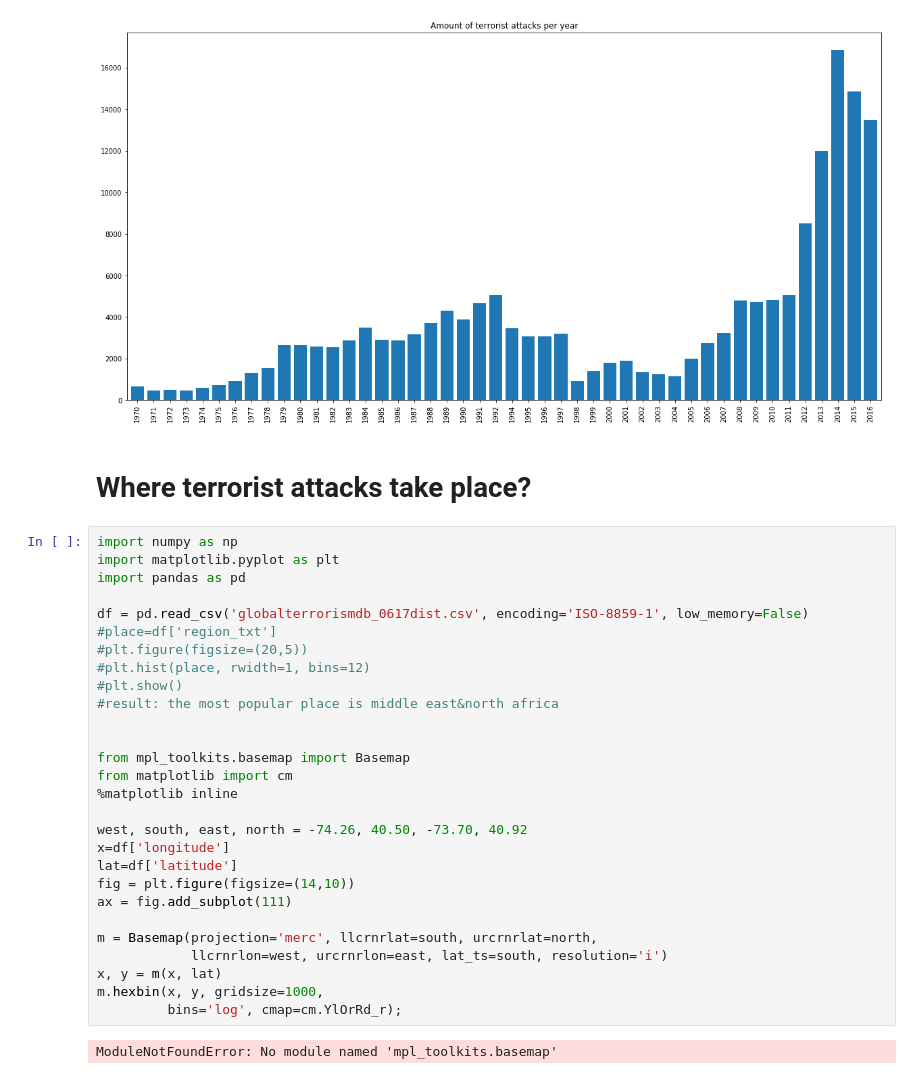
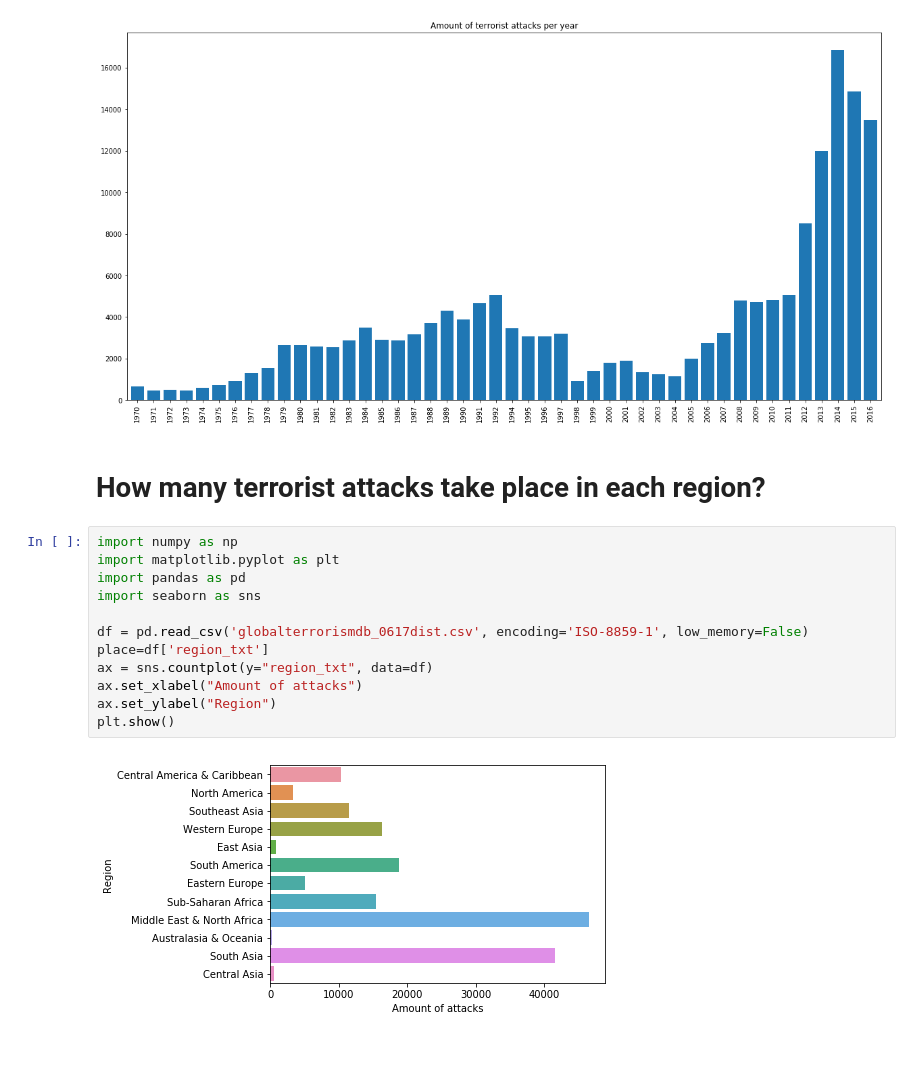
Before and after one commit to sylwiamol/bme-terrorists, a Jupyter notebook: Terrorism.ipynb, the cells around one changed output. Cells and saved outputs as stored; diff of their text form; blank space fills up the shorter version.

```diff
--- a/Terrorism.ipynb
+++ b/Terrorism.ipynb
@@ -80,34 +126,18 @@ plt.show()
 # %% [output]
 [figure]
 # %% [markdown]
-# Where terrorist attacks take place?
+# How many terrorist attacks take place in each region?
-# %%
-import numpy as np
-import matplotlib.pyplot as plt
-import pandas as pd
-
-df = pd.read_csv('globalterrorismdb_0617dist.csv', encoding='ISO-8859-1', low_memory=False)
-#place=df['region_txt']
-#plt.figure(figsize=(20,5))
-#plt.hist(place, rwidth=1, bins=12)
-#plt.show()
-#result: the most popular place is middle east&north africa
-
-
-from mpl_toolkits.basemap import Basemap
-from matplotlib import cm
-%matplotlib inline
-
-west, south, east, north = -74.26, 40.50, -73.70, 40.92
-x=df['longitude']
-lat=df['latitude']
-fig = plt.figure(figsize=(14,10))
-ax = fig.add_subplot(111)
-
-m = Basemap(projection='merc', llcrnrlat=south, urcrnrlat=north,
-            llcrnrlon=west, urcrnrlon=east, lat_ts=south, resolution='i')
-x, y = m(x, lat)
-m.hexbin(x, y, gridsize=1000,
-         bins='log', cmap=cm.YlOrRd_r);
-# %% [output]
-ModuleNotFoundError: No module named 'mpl_toolkits.basemap'
+# %%
+import numpy as np
+import matplotlib.pyplot as plt
+import pandas as pd
+import seaborn as sns
+
+df = pd.read_csv('globalterrorismdb_0617dist.csv', encoding='ISO-8859-1', low_memory=False)
+place=df['region_txt']
+ax = sns.countplot(y="region_txt", data=df)
+ax.set_xlabel("Amount of attacks")
+ax.set_ylabel("Region")
+plt.show()
+# %% [output]
+[figure, added]
```
Also changed, not shown: parts of 2 cells of this notebook.
